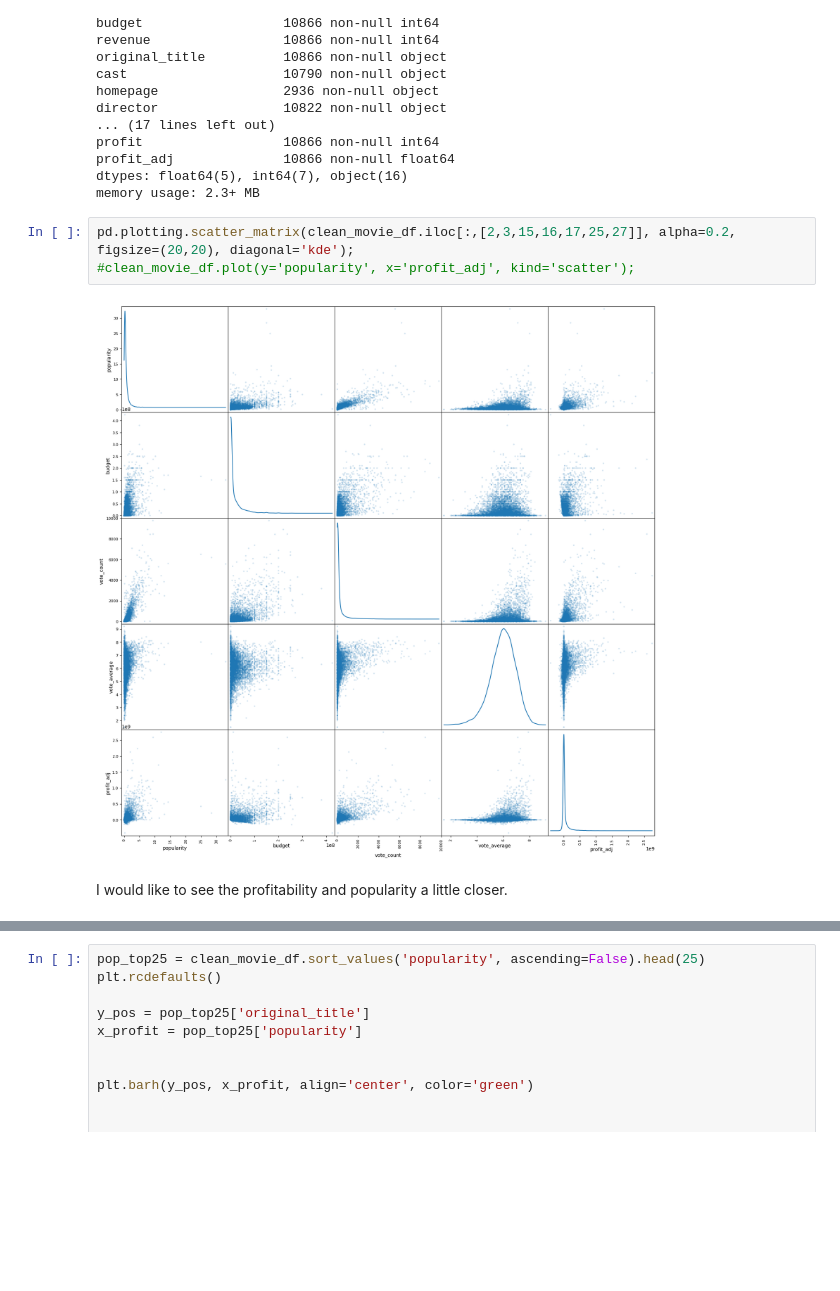
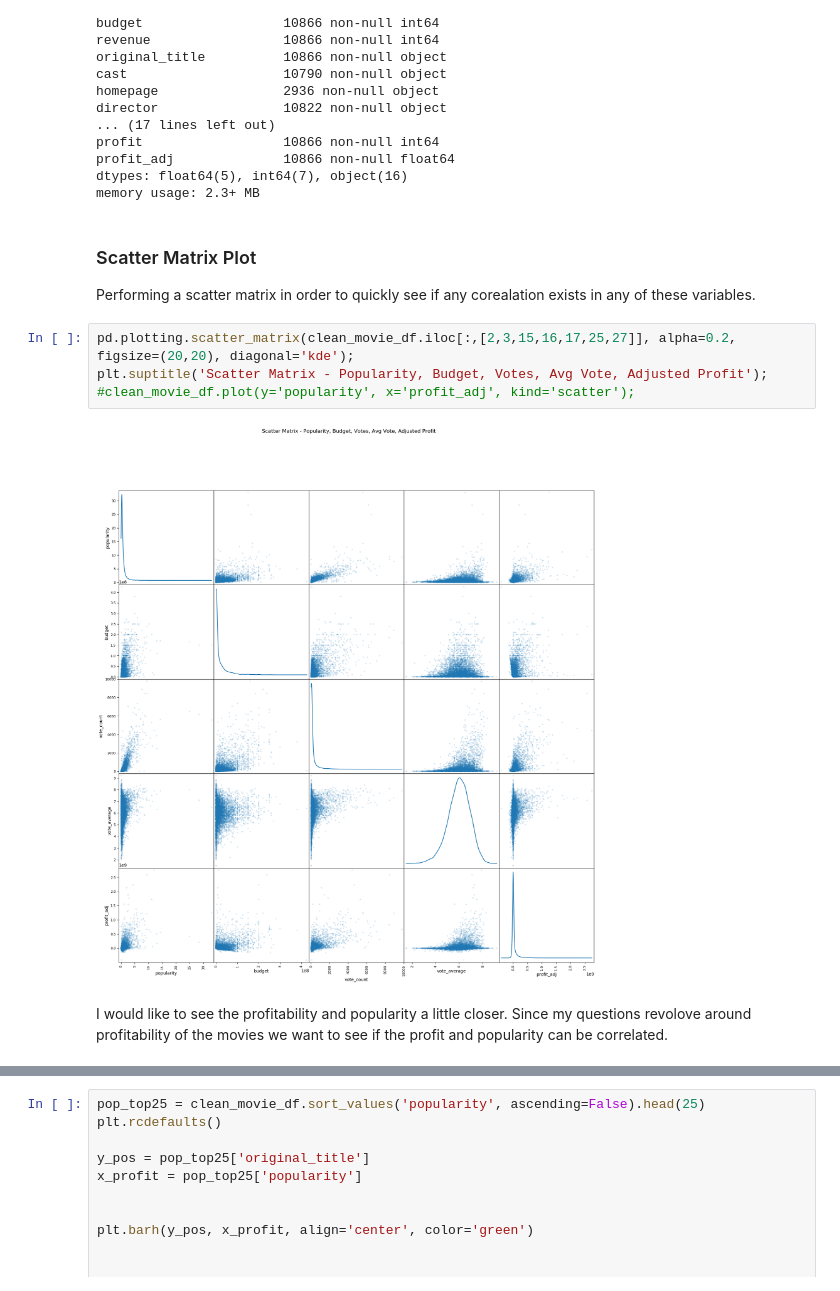
Before and after one commit to 2vcps/tmdb_udacity, a Jupyter notebook: movie_database_analysis.ipynb, the cells around one changed output, grey strips where cells are left out. Saved outputs shown, nothing was run; the diff lists cells and outputs as text; blank space fills up the shorter version.

```diff
--- a/movie_database_analysis.ipynb
+++ b/movie_database_analysis.ipynb
@@ -319,11 +329,15 @@ profit                  10866 non-null int64
 profit_adj              10866 non-null float64
 dtypes: float64(5), int64(7), object(16)
 memory usage: 2.3+ MB
+# %% [markdown]
+### Scatter Matrix Plot
+Performing a scatter matrix in order to quickly see if any corealation exists in any of these variables.
 # %%
 pd.plotting.scatter_matrix(clean_movie_df.iloc[:,[2,3,15,16,17,25,27]], alpha=0.2, figsize=(20,20), diagonal='kde');
+plt.suptitle('Scatter Matrix - Popularity, Budget, Votes, Avg Vote, Adjusted Profit');
 #clean_movie_df.plot(y='popularity', x='profit_adj', kind='scatter');
 # %% [output]
-[figure, old version]
+[figure, new version]
 # %% [markdown]
-I would like to see the profitability and popularity a little closer.
+I would like to see the profitability and popularity a little closer. Since my questions revolove around profitability of the movies we want to see if the profit and popularity can be correlated.
 # %%
```
Also changed, not shown: parts of 17 cells of this notebook, 13 other files.
